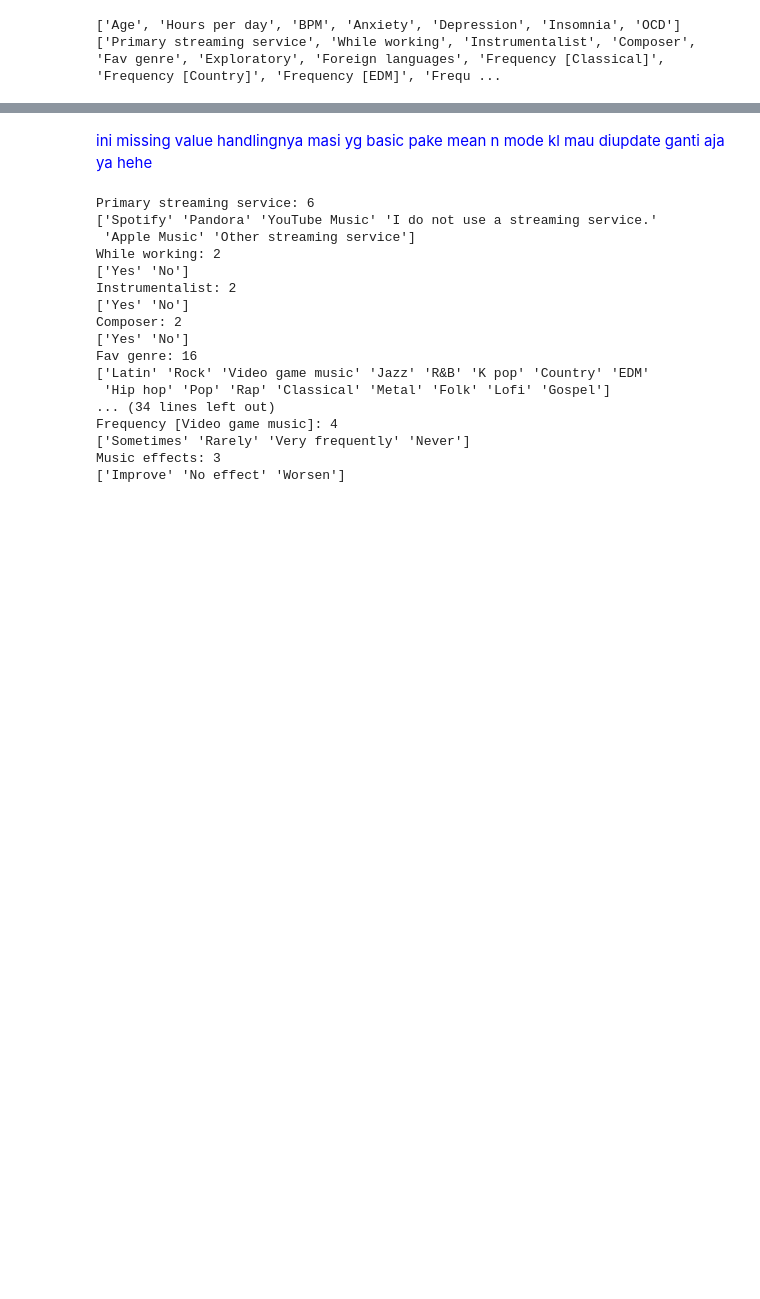
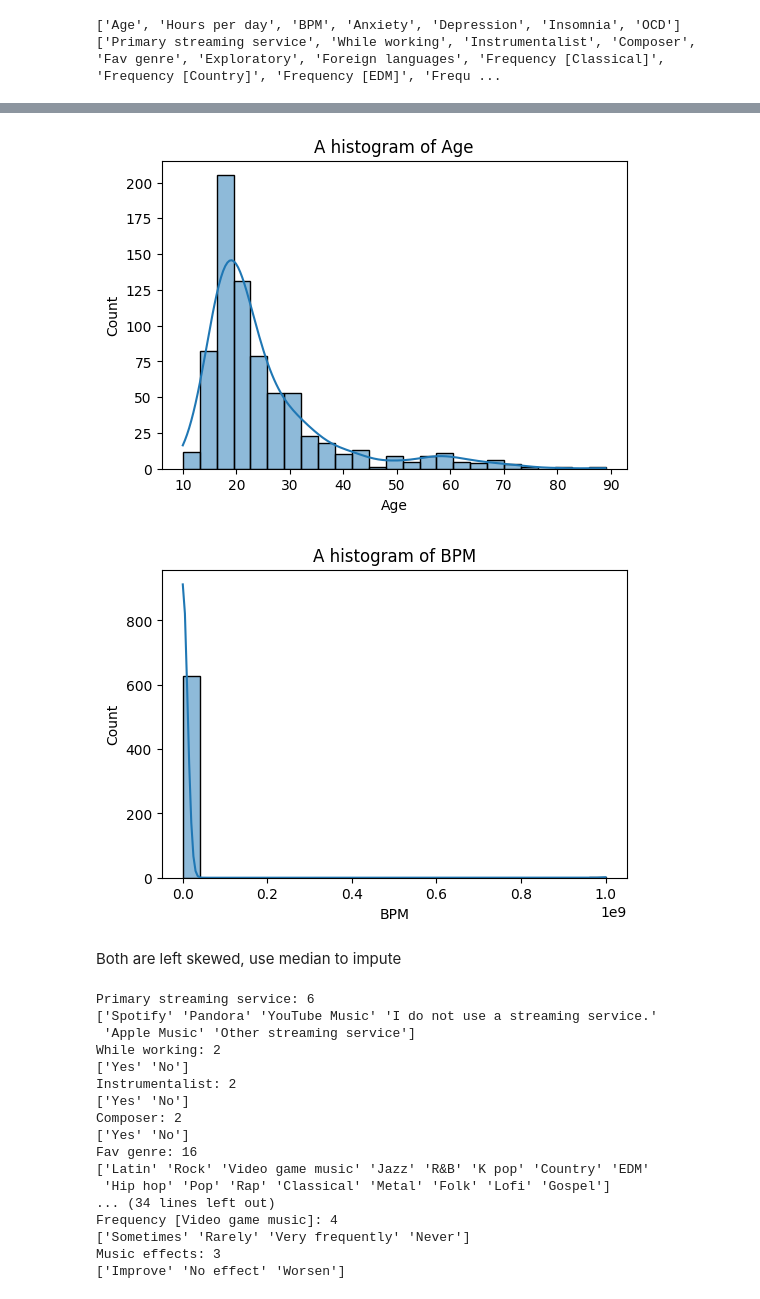
Before and after one commit to jniceshly/rm-mental-health-music, a Jupyter notebook: preprocessing.ipynb, the cells around one changed output, grey strips where cells are left out. Drawn from its saved outputs; the diff is of its cells as text; code cells hidden in the pictures; blank space fills up the shorter version.

```diff
--- a/preprocessing.ipynb
+++ b/preprocessing.ipynb
@@ -95,6 +96,22 @@ Music effects                     8
 dtype: int64
-# %% [markdown]
-<span style="color:blue">ini missing value handlingnya masi yg basic pake mean n mode kl mau diupdate ganti aja ya hehe</span>
+# %%
+missing_num_cols = ['Age', 'BPM']
+# %%
+for col in missing_num_cols:
+    plt.figure(figsize=(6, 4))
+    sns.histplot(df[col], bins=25, kde=True)
+
+    # Set labels and title
+    plt.xlabel(col)
+    plt.title(f"A histogram of {col}")
+
+    # Show the plot
+    plt.show()
+# %% [output]
+[figure, added]
+[figure, added]
+# %% [markdown]
+Both are left skewed, use median to impute
 # %%
 missing_num_cols = ['Age', 'BPM']
 for col in missing_num_cols:
```
Also changed, not shown: parts of 17 cells of this notebook.
